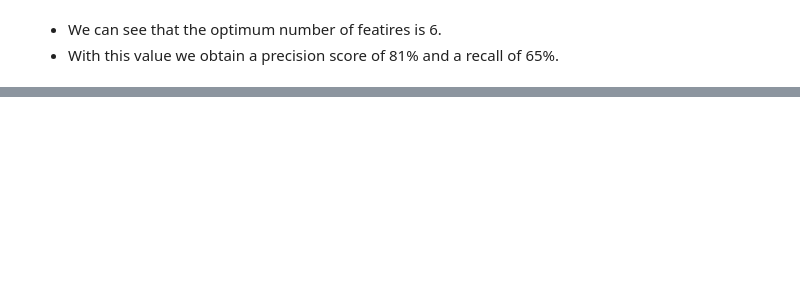
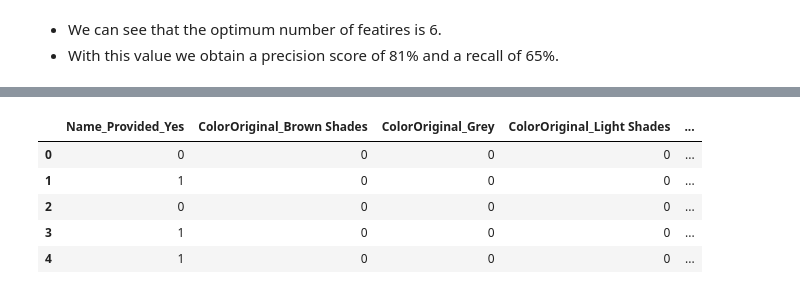
Before and after one commit to hbarrett100/Comp47350-data-analytics, a Jupyter notebook: Assignment2 - Predictive Modelling/homework2.ipynb, the cells around one changed output, grey strips where cells are left out. Saved outputs shown, nothing was run; the diff lists cells and outputs as text; code cells hidden in the pictures; blank space fills up the shorter version.

```diff
--- a/Assignment2 - Predictive Modelling/homework2.ipynb
+++ b/Assignment2 - Predictive Modelling/homework2.ipynb
@@ -2137,0 +2806,14 @@ ResultsDF_optimum_features
+# %%
+# need to reset the index to allow contatenation with predicted values otherwise not joining on same index...
+X_train.reset_index(drop=True, inplace=True)
+y_train.reset_index(drop=True, inplace=True)
+X_test.reset_index(drop=True, inplace=True)
+y_test.reset_index(drop=True, inplace=True)
+X_train.head(5)
+# %% [output]
+|  | Name_Provided_Yes | ColorOriginal_Brown Shades | ColorOriginal_Grey | ColorOriginal_Light Shades | ... |
+| 0 | 0 | 0 | 0 | 0 | ... |
+| 1 | 1 | 0 | 0 | 0 | ... |
+| 2 | 0 | 0 | 0 | 0 | ... |
+| 3 | 1 | 0 | 0 | 0 | ... |
+| 4 | 1 | 0 | 0 | 0 | ... |
```
Also changed, not shown: parts of 79 cells of this notebook.
